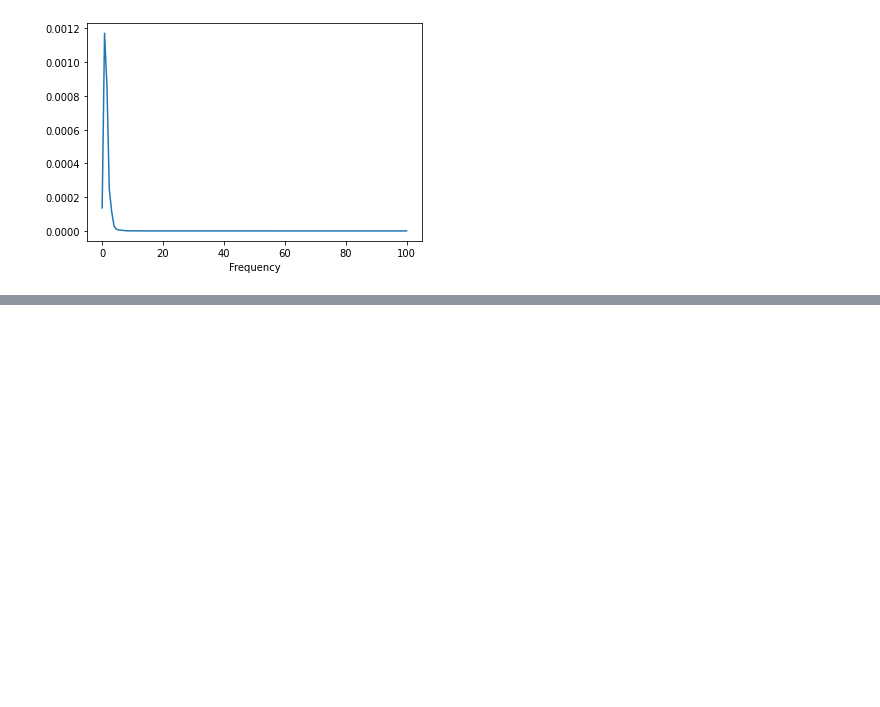
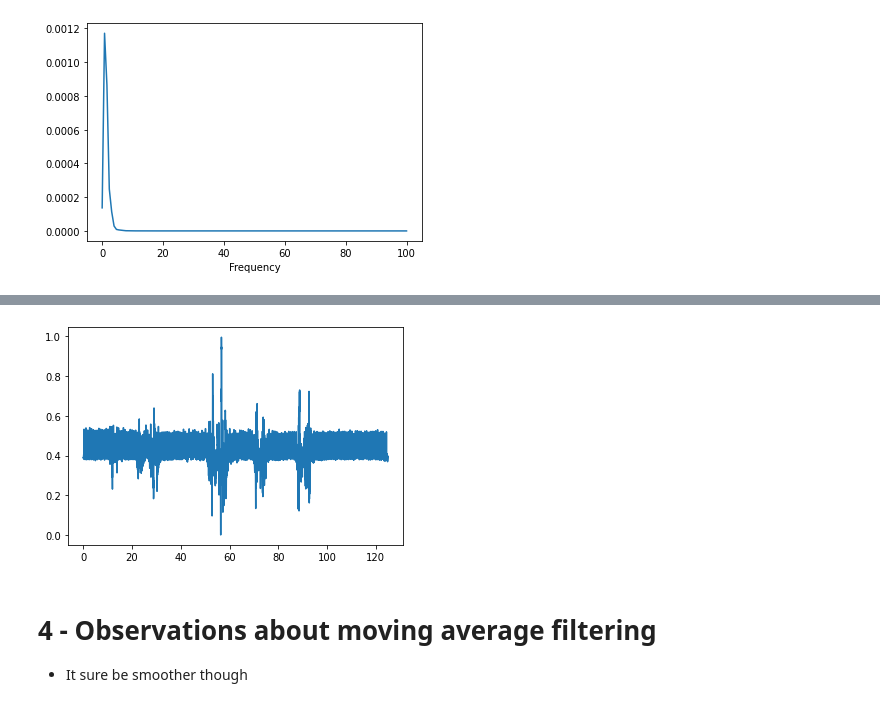
Before and after one commit to Juoksuorava/Health-Wearables-2021, a Jupyter notebook: Analysis Exercise 1/analysis_exercise_1.ipynb, the cells around one changed output, grey strips where cells are left out. Saved outputs shown, nothing was run; the diff lists cells and outputs as text; code cells hidden in the pictures; blank space fills up the shorter version.

```diff
--- a/Analysis Exercise 1/analysis_exercise_1.ipynb
+++ b/Analysis Exercise 1/analysis_exercise_1.ipynb
@@ -146,0 +167,18 @@ plt.show()
+# %%
+# 4 - Moving average
+
+def MA_filter(data):
+    new_signal = []
+    for i in range(len(data)-2):
+        new_signal.append((np.mean([data[i], data[i+1], data[i+2]])))
+    return new_signal
+
+ma_ecg = MA_filter(resampled_ecg)
+plt.plot(new_timestamps[1:-1], ma_ecg)
+plt.show()
+# %% [output]
+[figure, added]
+# %% [markdown]
+# 4 - Observations about moving average filtering
+
+- It sure be smoother though
```
Also changed, not shown: parts of 2 cells of this notebook.
